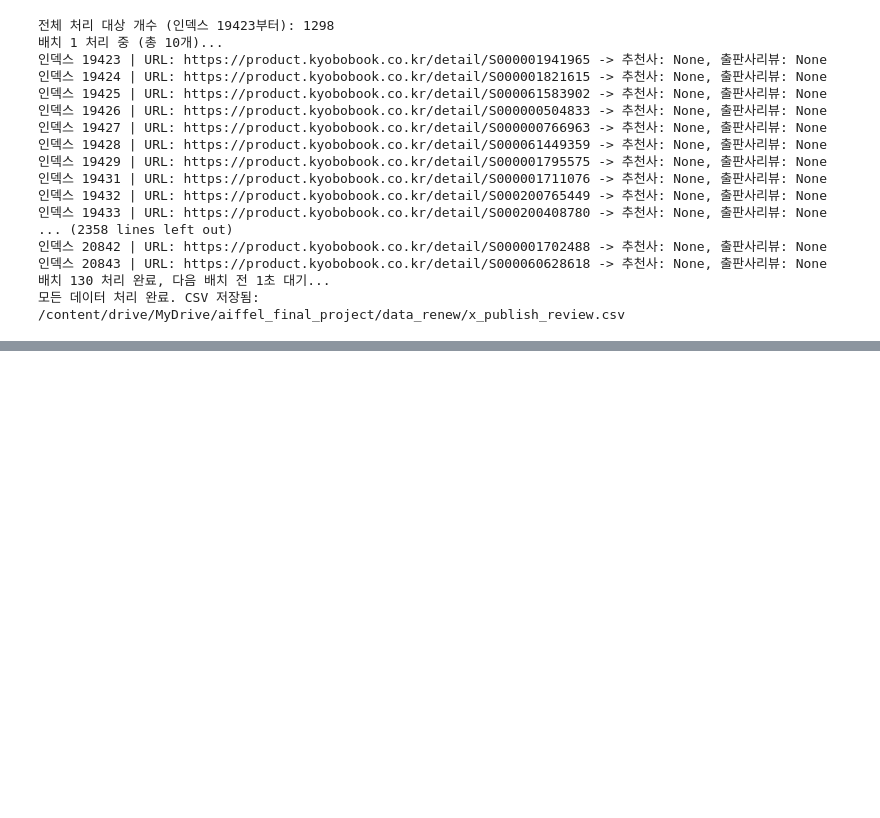
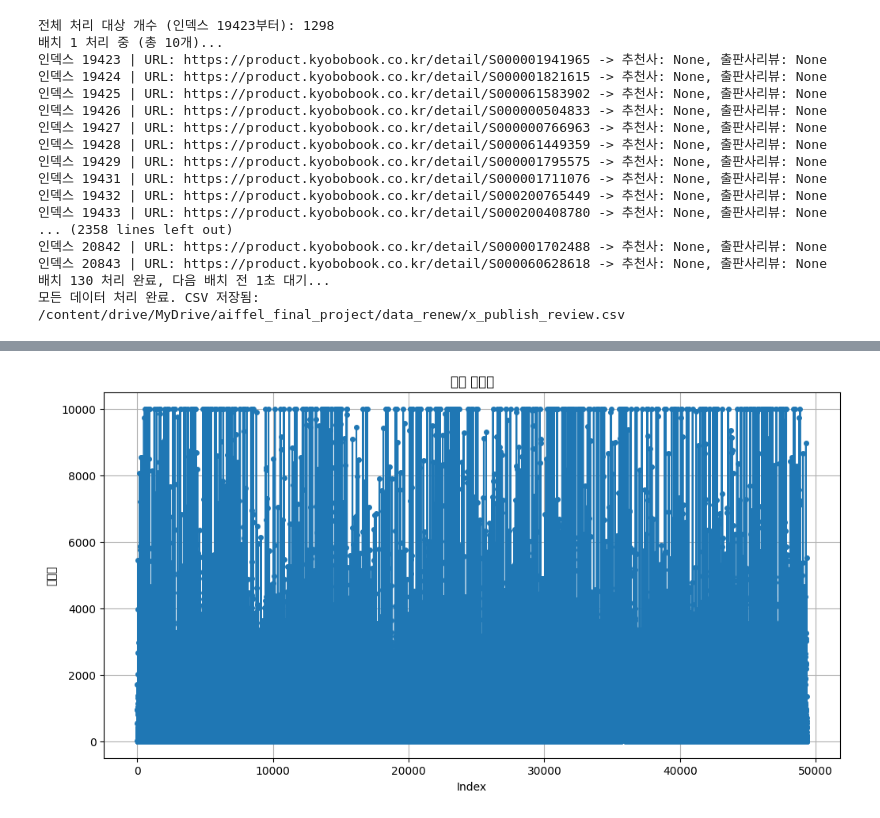
Before and after one commit to YangJiWoong96/Kill_the_RAG, a Jupyter notebook: Project/Aiffel_final_project/Preprocessing/Data Web Crawling/Data_url&text_Crawling.ipynb, the cells around one changed output, grey strips where cells are left out. Cells and saved outputs as stored; diff of their text form; code cells hidden in the pictures; blank space fills up the shorter version.

```diff
--- a/Project/Aiffel_final_project/Preprocessing/Data Web Crawling/Data_url&text_Crawling.ipynb
+++ b/Project/Aiffel_final_project/Preprocessing/Data Web Crawling/Data_url&text_Crawling.ipynb
@@ -1168,0 +1739,2 @@ driver.quit()
+# %%
+df = pd.read_csv("/content/drive/MyDrive/aiffel_final_project/data_renew/aiffel_book_250318_semifinal(filled_contents).csv")
@@ -1168,0 +1876,12 @@ driver.quit()
+# %%
+import matplotlib.pyplot as plt
+
+plt.figure(figsize=(12, 6))
+plt.plot(df.index, df['목차'].astype(str).apply(len), marker='o', linestyle='-', markersize=4)
+plt.xlabel('Index')
+plt.ylabel('글자수')
+plt.title('목차 글자수')
+plt.grid(True)
+plt.show()
+# %% [output]
+[figure, added]
```
Also changed, not shown: parts of 67 cells of this notebook, 8 other files.
